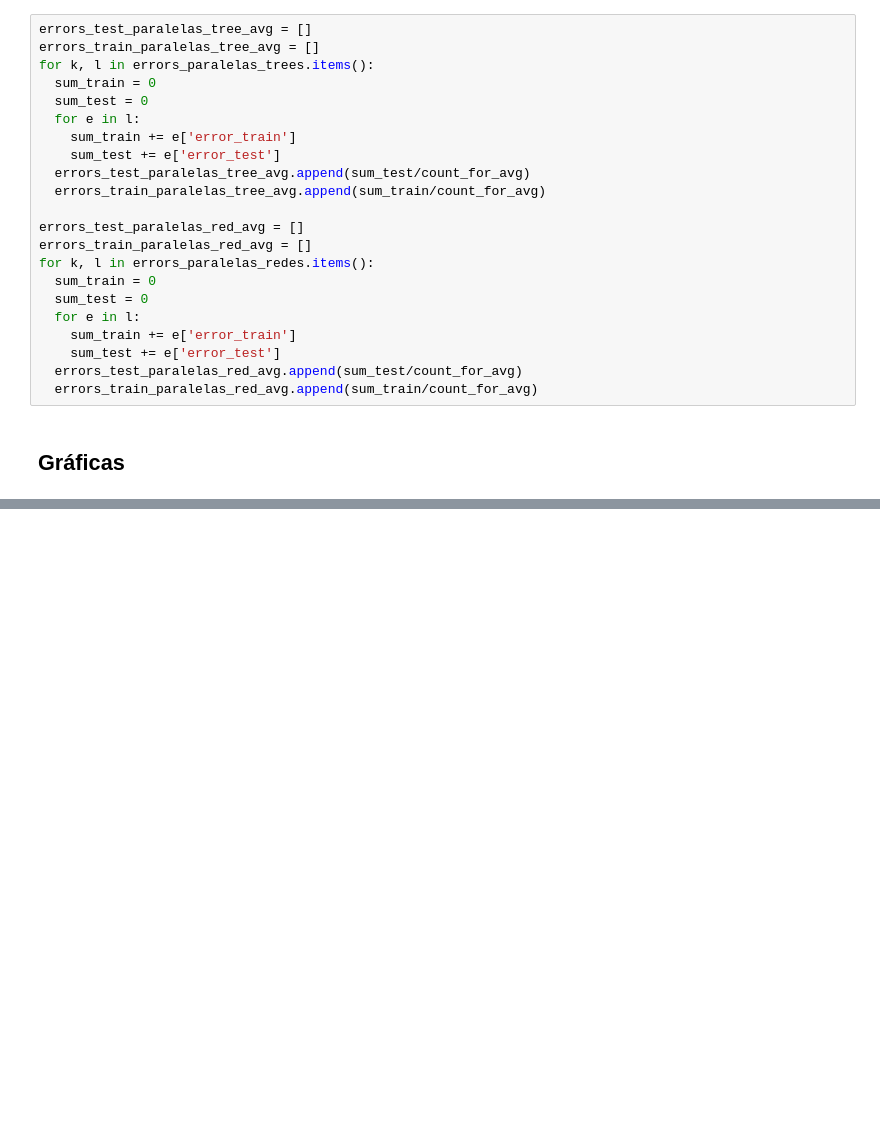
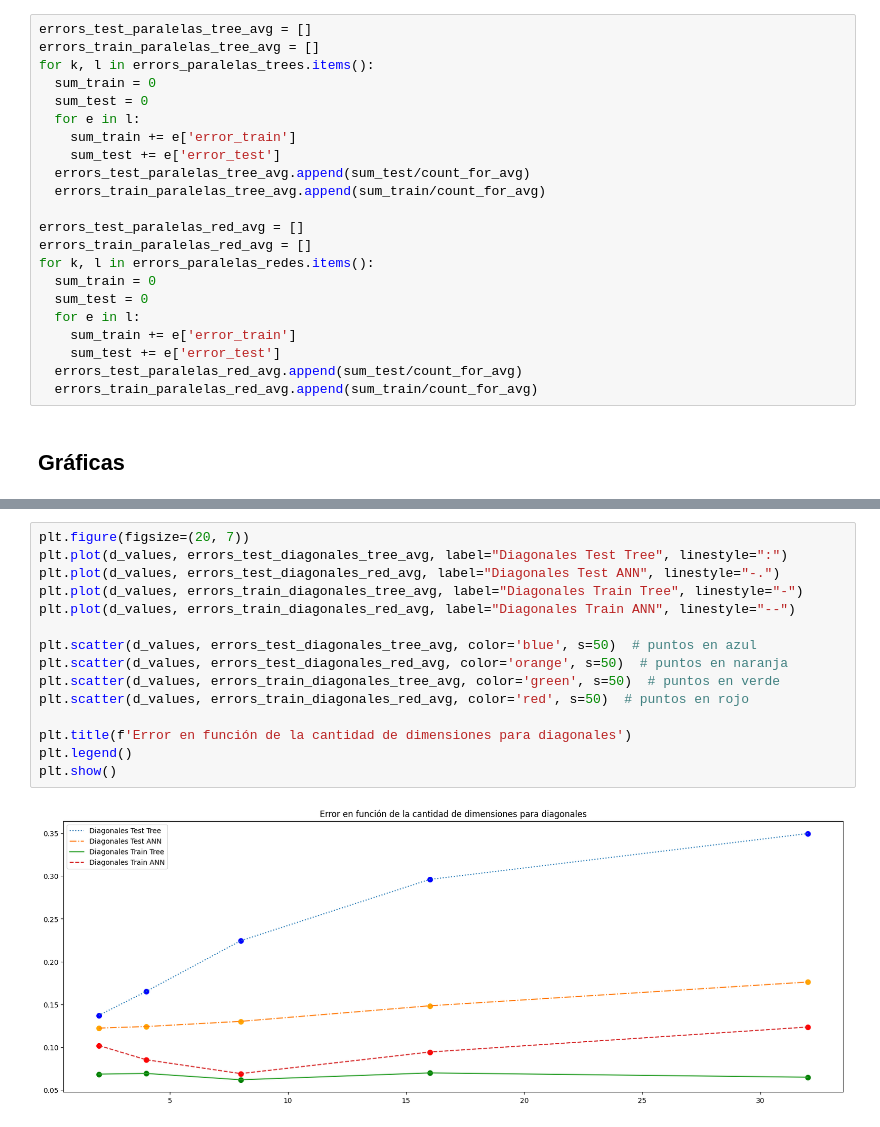
Before and after one commit to LautaroCerruti/ML-IAA-2024, a Jupyter notebook: TP2/TP2.ipynb, the cells around one changed output, grey strips where cells are left out. Saved outputs shown, nothing was run; the diff lists cells and outputs as text; blank space fills up the shorter version.

```diff
--- a/TP2/TP2.ipynb
+++ b/TP2/TP2.ipynb
@@ -701,0 +679,17 @@ Train paralelas
+# %%
+plt.figure(figsize=(20, 7))
+plt.plot(d_values, errors_test_diagonales_tree_avg, label="Diagonales Test Tree", linestyle=":")
+plt.plot(d_values, errors_test_diagonales_red_avg, label="Diagonales Test ANN", linestyle="-.")
+plt.plot(d_values, errors_train_diagonales_tree_avg, label="Diagonales Train Tree", linestyle="-")
+plt.plot(d_values, errors_train_diagonales_red_avg, label="Diagonales Train ANN", linestyle="--")
+
+plt.scatter(d_values, errors_test_diagonales_tree_avg, color='blue', s=50)  # puntos en azul
+plt.scatter(d_values, errors_test_diagonales_red_avg, color='orange', s=50)  # puntos en naranja
+plt.scatter(d_values, errors_train_diagonales_tree_avg, color='green', s=50)  # puntos en verde
+plt.scatter(d_values, errors_train_diagonales_red_avg, color='red', s=50)  # puntos en rojo
+
+plt.title(f'Error en función de la cantidad de dimensiones para diagonales')
+plt.legend()
+plt.show()
+# %% [output]
+[figure, added]
```
Also changed, not shown: parts of 6 cells of this notebook.
